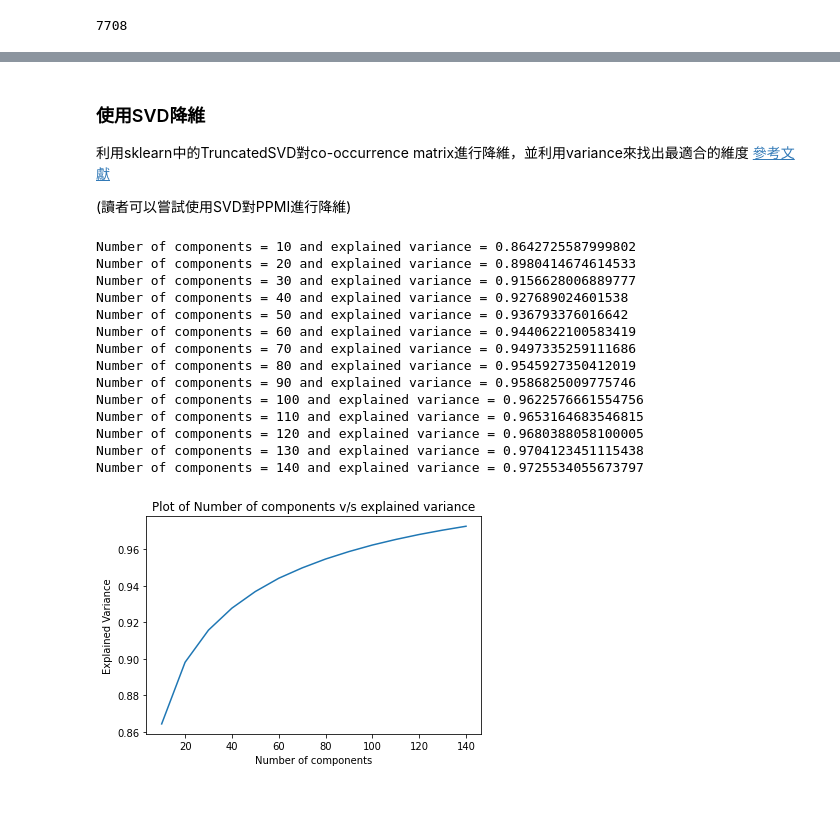
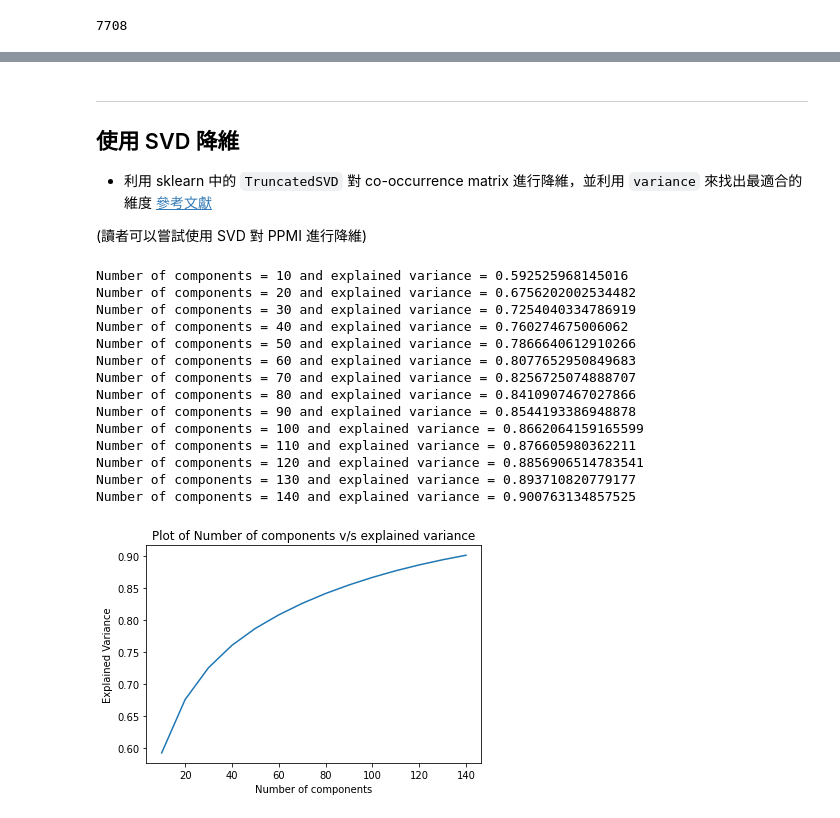
Before and after one commit to jumpingchu/1st-NLP100Days, a Jupyter notebook: homework/Day017/計數方法詞向量實作_作業.ipynb, the cells around one changed output, grey strips where cells are left out. Drawn from its saved outputs; the diff is of its cells as text; code cells hidden in the pictures.

```diff
--- a/homework/Day017/計數方法詞向量實作_作業.ipynb
+++ b/homework/Day017/計數方法詞向量實作_作業.ipynb
@@ -93,0 +94,7 @@ v1
+# %%
+sms_train, sms_test = train_test_split(sms_data, test_size=0.2, stratify=sms_data.v1)
+sms_train.reset_index(inplace=True, drop=True)
+sms_test.reset_index(inplace=True, drop=True)
+
+print(sms_train.groupby("v1").count())
+print(sms_test.groupby("v1").count())
@@ -96,4 +112,15 @@ v1
 ## 資料預處理
 * 將所有字詞轉為小寫
 * 移除所有數字、標點符號
+# %%
+def preprocess(df: pd.DataFrame) -> pd.DataFrame:
+
+    for i in range(len(df)):
+        # make all content to lowercase
+        df['v2'][i] = df['v2'][i].lower()
+
+        # remove all punctuations
+        df['v2'][i] = ' '.join(word for word in re.findall(r'[a-zA-Z]+', df['v2'][i]) if word != '')
+
+    return df
 # %%
@@ -154,5 +178,8 @@ len(set(" ".join(list(x_train + x_test)).split()))
 # %%
-###<your code>###
+vectorizer = TfidfVectorizer(max_features=2000) # 取前兩千名
+vectorizer.fit(x_train)
+tfidf_train = vectorizer.transform(x_train)
+tfidf_test = vectorizer.transform(x_test)
 
 print(f"Number of unique word: {len(vectorizer.vocabulary_)}")
 (tfidf_train, tfidf_test)
@@ -217,0 +234,11 @@ array([[1., 0., 0., ..., 0., 0., 0.],
+# %%
+co_matrix = create_co_matrix(
+                x_train,
+                vectorizer.get_feature_names(),
+                vectorizer.vocabulary_,
+                window_size=3,
+                use_weighting=True,
+                verbose=True
+            )
+
+co_matrix
@@ -251,37 +304,41 @@ array([[13.601798 ,  0.       ,  0.       , ...,  0.       ,  0.       ,
 # %% [markdown]
-### 使用SVD降維
-利用sklearn中的TruncatedSVD對co-occurrence matrix進行降維，並利用variance來找出最適合的維度
+---
+## 使用 SVD 降維
+* 利用 sklearn 中的 `TruncatedSVD` 對 co-occurrence matrix 進行降維，並利用 `variance` 來找出最適合的維度
 [參考文獻](https://medium.com/swlh/truncated-singular-value-decomposition-svd-using-amazon-food-reviews-891d97af5d8d)
 
-(讀者可以嘗試使用SVD對PPMI進行降維)
+(讀者可以嘗試使用 SVD 對 PPMI 進行降維)
 # %%
 # Program to find the optimal number of components for Truncated SVD
 n_comp = range(10,150,10) # list containing different values of components
 variance_sum = [] # explained variance ratio for each component of Truncated SVD
 
 for dim in n_comp:
-    ###<your code>###
+    svd = TruncatedSVD(n_components=dim)
+    svd.fit(co_matrix)
+    variance_sum.append(svd.explained_variance_ratio_.sum())
+    print(f"Number of components = {dim} and explained variance = {svd.explained_variance_ratio_.sum()}")
 
 plt.plot(n_comp, variance_sum)
 plt.xlabel('Number of components')
 plt.ylabel("Explained Variance")
 plt.title("Plot of Number of components v/s explained variance")
 plt.show()
 # %% [output]
-Number of components = 10 and explained variance = 0.8642725587999802
-Number of components = 20 and explained variance = 0.8980414674614533
-Number of components = 30 and explained variance = 0.9156628006889777
-Number of components = 40 and explained variance = 0.927689024601538
-Number of components = 50 and explained variance = 0.936793376016642
-Number of components = 60 and explained variance = 0.9440622100583419
-Number of components = 70 and explained variance = 0.9497335259111686
-Number of components = 80 and explained variance = 0.9545927350412019
-Number of components = 90 and explained variance = 0.9586825009775746
-Number of components = 100 and explained variance = 0.9622576661554756
-Number of components = 110 and explained variance = 0.9653164683546815
-Number of components = 120 and explained variance = 0.9680388058100005
-Number of components = 130 and explained variance = 0.9704123451115438
-Number of components = 140 and explained variance = 0.9725534055673797
+Number of components = 10 and explained variance = 0.592525968145016
+Number of components = 20 and explained variance = 0.6756202002534482
+Number of components = 30 and explained variance = 0.7254040334786919
+Number of components = 40 and explained variance = 0.760274675006062
+Number of components = 50 and explained variance = 0.7866640612910266
+Number of components = 60 and explained variance = 0.8077652950849683
+Number of components = 70 and explained variance = 0.8256725074888707
+Number of components = 80 and explained variance = 0.8410907467027866
+Number of components = 90 and explained variance = 0.8544193386948878
+Number of components = 100 and explained variance = 0.8662064159165599
+Number of components = 110 and explained variance = 0.876605980362211
+Number of components = 120 and explained variance = 0.8856906514783541
+Number of components = 130 and explained variance = 0.893710820779177
+Number of components = 140 and explained variance = 0.900763134857525
-[figure, old version]
+[figure, new version]
 # %%
 # choose 140 as final dimension to reduce to
```
Also changed, not shown: parts of 19 cells of this notebook.
